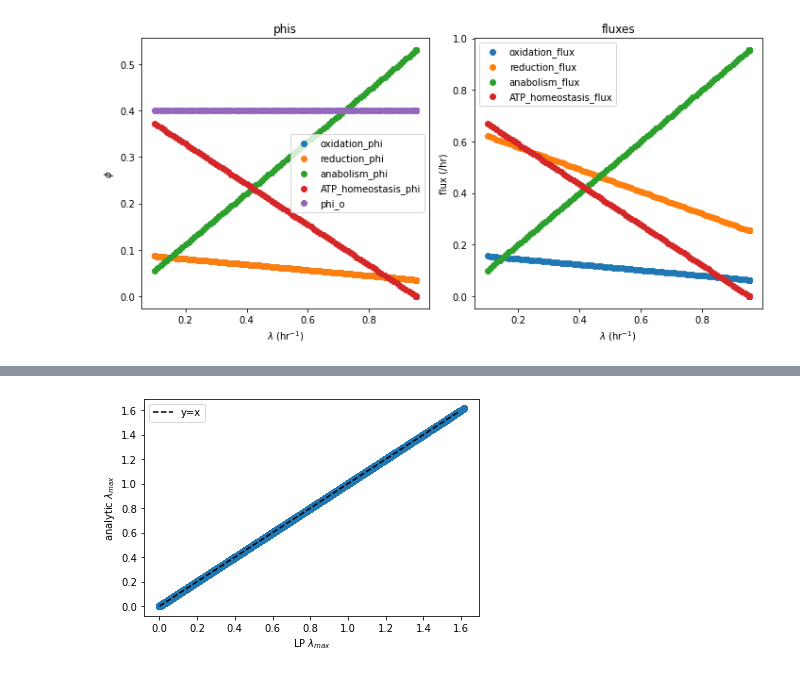
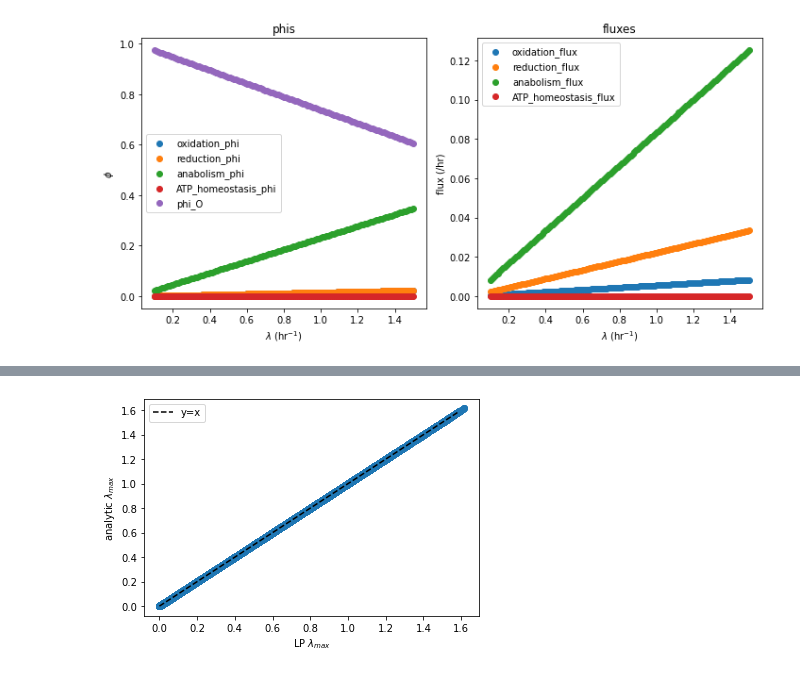
Before and after one commit to flamholz/redox-proteome, a Jupyter notebook: notebooks/LinearizedRespModel.ipynb, the cells around one changed output, grey strips where cells are left out. Cells and saved outputs as stored; diff of their text form; code cells hidden in the pictures.

```diff
--- a/notebooks/LinearizedRespModel.ipynb
+++ b/notebooks/LinearizedRespModel.ipynb
@@ -7,11 +7,22 @@ import seaborn as sns
 from matplotlib import pyplot as plt
 from matplotlib.colors import LogNorm
 from os import path
+from linear_opt.lin_metabolism import MW_C_ATOM
 from linear_opt.lin_metabolism import LinearMetabolicModel
 from linear_opt.lin_metabolism import GrowthRateOptParams
-from linear_opt.lin_metabolism import SimpleFirstOrderRateLaw
+from linear_opt.lin_metabolism import SingleSubstrateMMRateLaw
+from linear_opt.lin_metabolism import MultiSubstrateMMRateLaw
+from linear_opt.lin_metabolism import ZerothOrderRateLaw
+from matplotlib.ticker import LogFormatter
 
 from SALib import ProblemSpec
+
+# Approximate concentrations and ratios for plotting
+# Based on Bennett et al. 2009 measurements in E. coli
+DEFAULT_ATP = 1.4e-6
+DEFAULT_NADH = 1.2e-7
+DEFAULT_RE = 10
+DEFAULT_RA = 0.3
 # %%
 model_dir = '../models/linear/respiration/'
 m_fname = path.join(model_dir, 'glucose_resp_molecular_props.csv')
@@ -136,5 +149,14 @@ plt.show()
 # %%
-p = lam.max_anabolic_rate_problem(phi_o=0.4, max_lambda_hr=0.1)
+# Here is a model that has no homeostasis (phi_H <= 0),
+# no maintenance (ATP_maint = 0), but can alter biomass
+# composition through phi_O. We set a maximum lambda
+# so that we can run the model over a range of lambda values.
+params = GrowthRateOptParams(min_phi_O=0.4, do_dilution=True,
+                             max_lambda_hr=0.1, max_phi_H=0,
+                             fixed_ATP=DEFAULT_ATP, fixed_NADH=DEFAULT_NADH,
+                             fixed_re=DEFAULT_RE, fixed_ra=DEFAULT_RA)
+
+p = lam.max_growth_rate_problem(params)
 lambdas = np.arange(0.1, 1.501, 0.01)
 results = []
 
@@ -159,27 +181,28 @@ phi_df.head()
 # %%
+# Notice that phi_O increases as lambda decreases
 fig, axs = plt.subplots(1, 2, figsize=(10, 5))
 
 plt.sca(axs[0])
 
 x = phi_df['lambda_hr']
-phi_cols = [c for c in phi_df.columns if c.endswith('phi')] + ['phi_o']
+phi_cols = [c for c in phi_df.columns if c.endswith('phi')] + ['phi_O']
 for col in phi_cols:
     plt.scatter(x, phi_df[col], label=col)
 plt.title('phis')
 plt.xlabel(r'$\lambda$ (hr$^{-1}$)')
 plt.ylabel(r'$\phi$')
 plt.legend()
 
 plt.sca(axs[1])
 j_cols = [c for c in phi_df.columns if c.endswith('flux')]
 for col in j_cols:
     plt.scatter(x, phi_df[col]*3600, label=col)
 plt.title('fluxes')
 plt.xlabel(r'$\lambda$ (hr$^{-1}$)')
 plt.ylabel(r'flux (/hr)')
 plt.legend()
 
 plt.tight_layout()
 plt.show()
 # %% [output]
-[figure, old version]
+[figure, new version]
```
Also changed, not shown: parts of 21 cells of this notebook.
